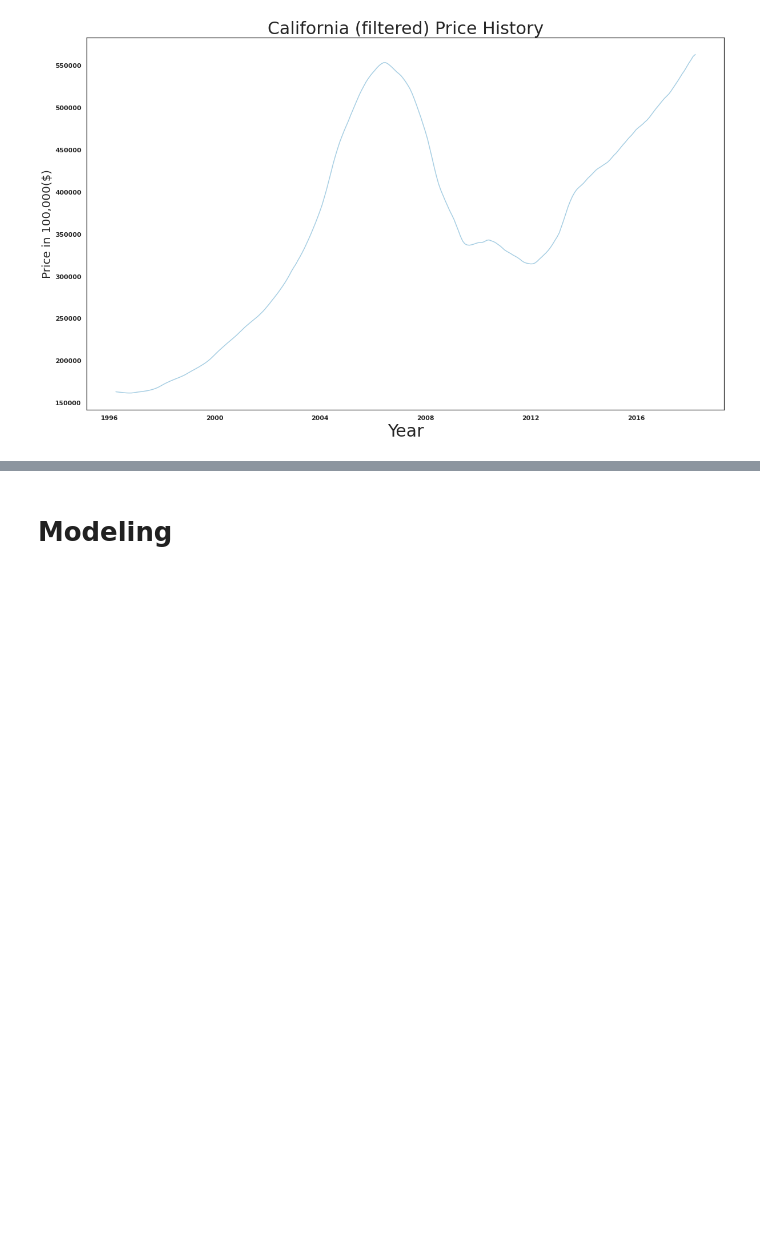
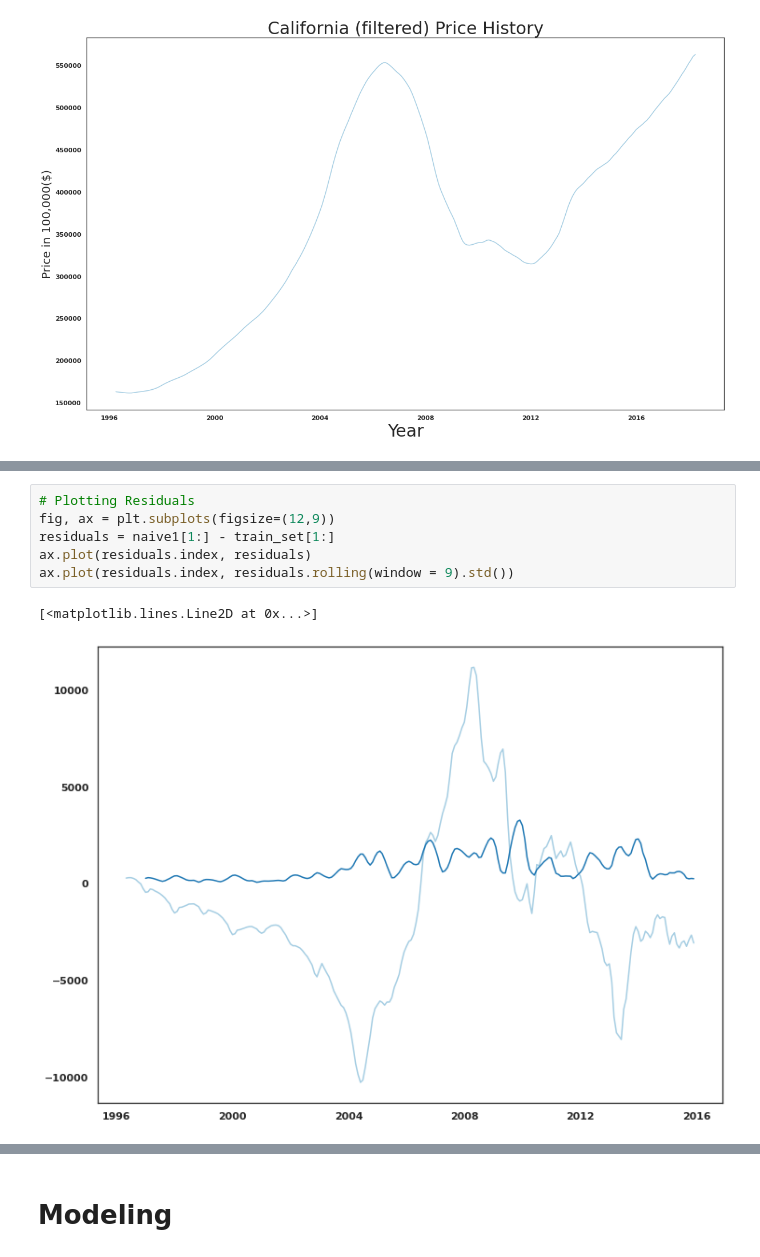
Before and after one commit to learn-co-curriculum/dsc-phase-4-choosing-a-dataset, a Jupyter notebook: time-series/Dan_exploratory_githubapp.ipynb, the cells around one changed output, grey strips where cells are left out. Cells and saved outputs as stored; diff of their text form; blank space fills up the shorter version.

```diff
--- a/time-series/Dan_exploratory_githubapp.ipynb
+++ b/time-series/Dan_exploratory_githubapp.ipynb
@@ -333,0 +382,9 @@ split = TimeSeriesSplit()
+# %%
+# Plotting Residuals
+fig, ax = plt.subplots(figsize=(12,9))
+residuals = naive1[1:] - train_set[1:]
+ax.plot(residuals.index, residuals)
+ax.plot(residuals.index, residuals.rolling(window = 9).std())
+# %% [output]
+[<matplotlib.lines.Line2D at 0x...>]
+[figure, added]
```
Also changed, not shown: parts of 24 cells of this notebook.
